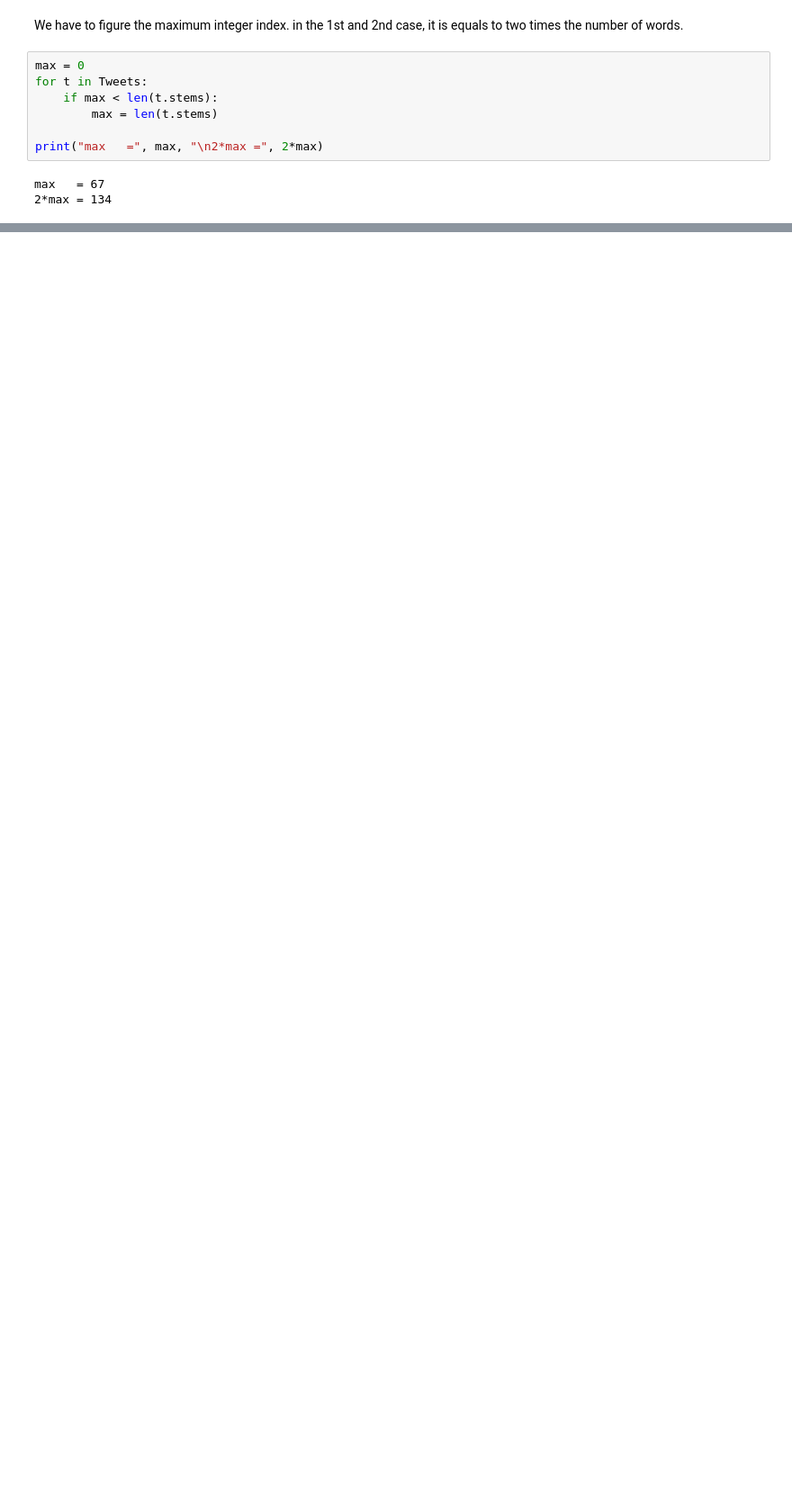
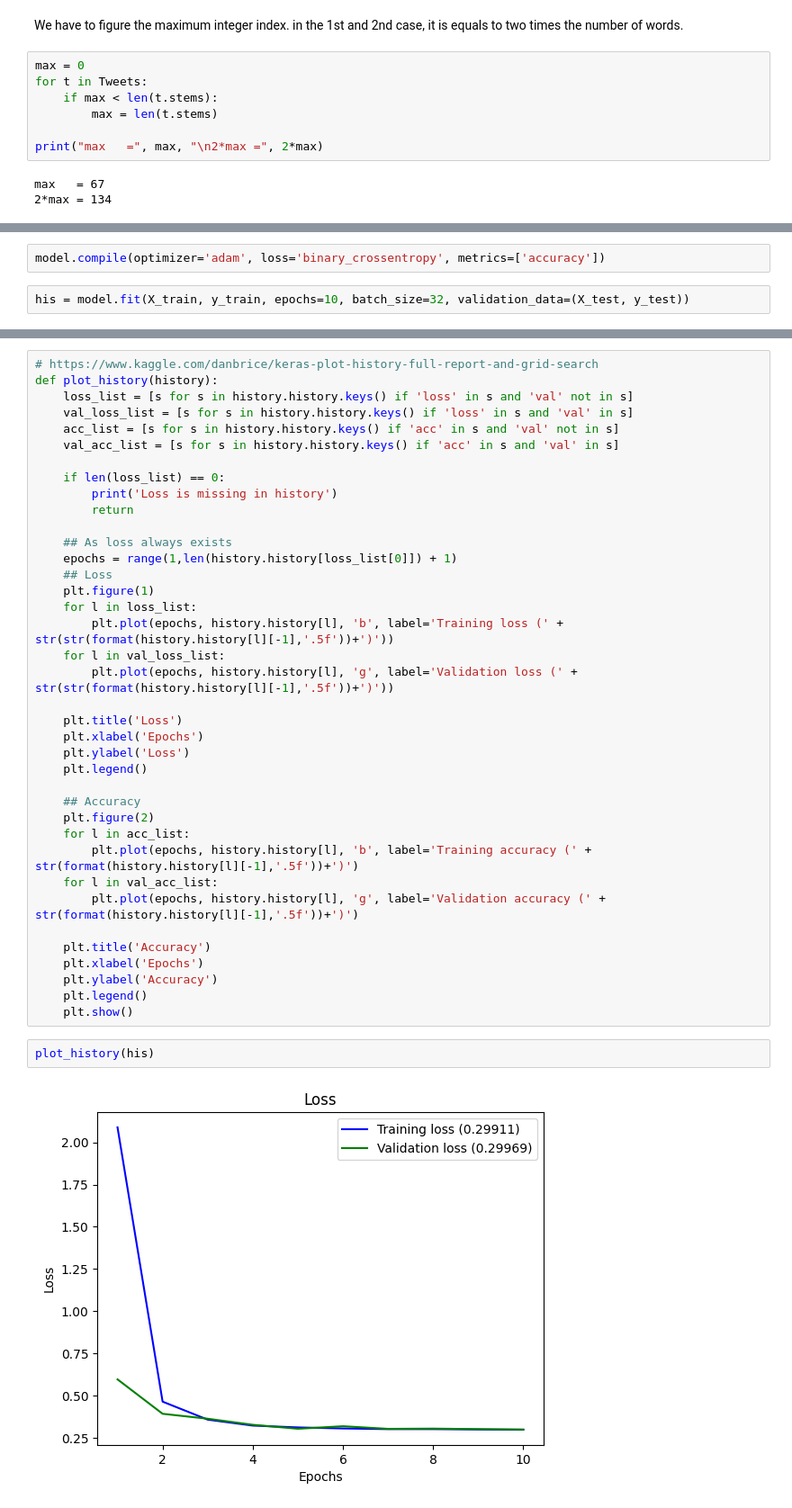
Before and after one commit to antoineMontier/NLP, a Jupyter notebook: chat.ipynb, the cells around one changed output, grey strips where cells are left out. Shown at 90% size. Cells and saved outputs as stored; diff of their text form; blank space fills up the shorter version.

Commit message:
worked on data fitting, added padding to have the same input size, rechead 80%

```diff
--- a/chat.ipynb
+++ b/chat.ipynb
@@ -498,0 +552,4 @@ A maximal input dimension of **500** seems enough and will allow the user to inp
+# %%
+model.compile(optimizer='adam', loss='binary_crossentropy', metrics=['accuracy'])
+# %%
+his = model.fit(X_train, y_train, epochs=10, batch_size=32, validation_data=(X_test, y_test))
@@ -498,0 +578,42 @@ A maximal input dimension of **500** seems enough and will allow the user to inp
+# %%
+# https://www.kaggle.com/danbrice/keras-plot-history-full-report-and-grid-search
+def plot_history(history):
+    loss_list = [s for s in history.history.keys() if 'loss' in s and 'val' not in s]
+    val_loss_list = [s for s in history.history.keys() if 'loss' in s and 'val' in s]
+    acc_list = [s for s in history.history.keys() if 'acc' in s and 'val' not in s]
+    val_acc_list = [s for s in history.history.keys() if 'acc' in s and 'val' in s]
+
+    if len(loss_list) == 0:
+        print('Loss is missing in history')
+        return
+
+    ## As loss always exists
+    epochs = range(1,len(history.history[loss_list[0]]) + 1)
+    ## Loss
+    plt.figure(1)
+    for l in loss_list:
+        plt.plot(epochs, history.history[l], 'b', label='Training loss (' + str(str(format(history.history[l][-1],'.5f'))+')'))
+    for l in val_loss_list:
+        plt.plot(epochs, history.history[l], 'g', label='Validation loss (' + str(str(format(history.history[l][-1],'.5f'))+')'))
+
+    plt.title('Loss')
+    plt.xlabel('Epochs')
+    plt.ylabel('Loss')
+    plt.legend()
+
+    ## Accuracy
+    plt.figure(2)
+    for l in acc_list:
+        plt.plot(epochs, history.history[l], 'b', label='Training accuracy (' + str(format(history.history[l][-1],'.5f'))+')')
+    for l in val_acc_list:
+        plt.plot(epochs, history.history[l], 'g', label='Validation accuracy (' + str(format(history.history[l][-1],'.5f'))+')')
+
+    plt.title('Accuracy')
+    plt.xlabel('Epochs')
+    plt.ylabel('Accuracy')
+    plt.legend()
+    plt.show()
+# %%
+plot_history(his)
+# %% [output]
+[figure, added]
```
Also changed, not shown: parts of 16 cells of this notebook.
